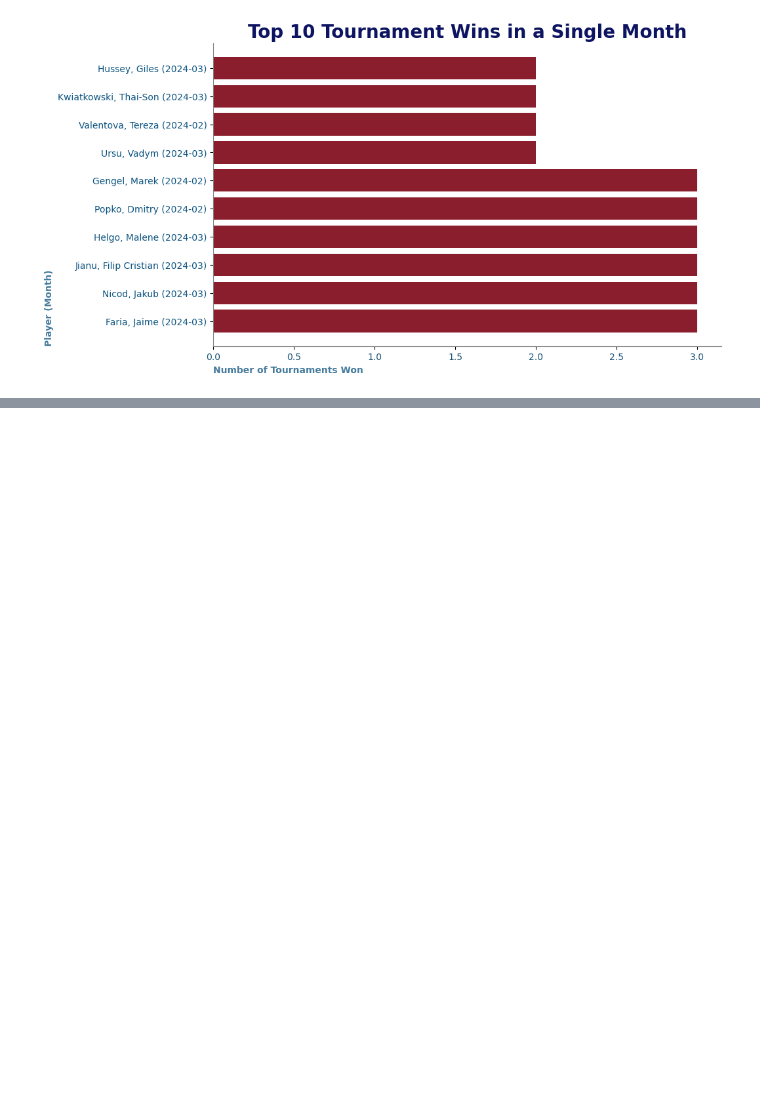
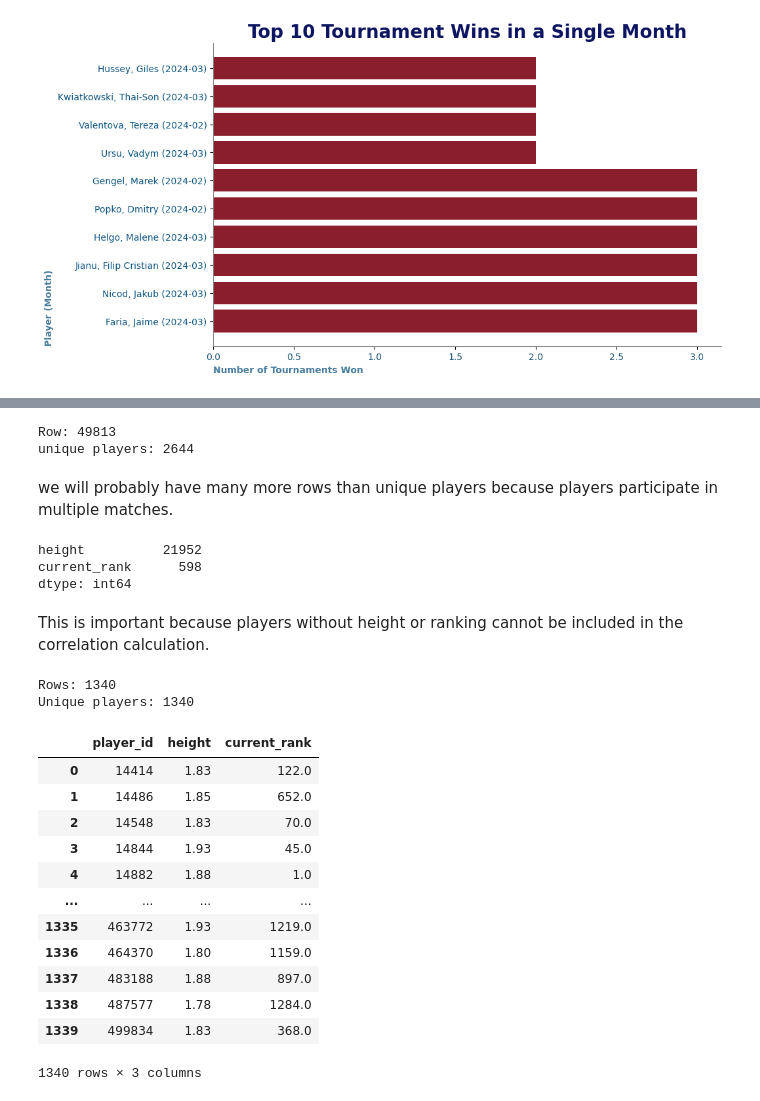
Before and after one commit to saba-ghorashi/tennis-analysis, a Jupyter notebook: answers.ipynb, the cells around one changed output, grey strips where cells are left out. Drawn from its saved outputs; the diff is of its cells as text; code cells hidden in the pictures; blank space fills up the shorter version.

```diff
--- a/answers.ipynb
+++ b/answers.ipynb
@@ -445,0 +448,66 @@ plt.show()
+# %%
+h_players = MatchHomeTeamInfo[["player_id", "full_name", "height", "current_rank", "date"]].copy()
+a_players = MatchAwayTeamInfo[["player_id", "full_name", "height", "current_rank", "date"]].copy()
+players=pd.concat([h_players,a_players],ignore_index=True)
+print("Row:",len(players))
+print("unique players:",players["player_id"].nunique())
+# %% [output]
+Row: 49813
+unique players: 2644
+# %% [markdown]
+we will probably have many more rows than unique players because players participate in multiple matches.
+# %%
+players["height"] = pd.to_numeric(players["height"],errors="coerce")
+players["current_rank"] = pd.to_numeric(players["current_rank"],errors="coerce")
+players["date"] = pd.to_datetime(players["date"])
+# %%
+players[["height","current_rank"]].isna().sum()
+# %% [output]
+height          21952
+current_rank      598
+dtype: int64
+# %% [markdown]
+This is important because players without height or ranking cannot be included in the correlation calculation.
+# %%
+# Latest available height for each player
+player_height = (
+    players
+    .dropna(subset=["height"])
+    .sort_values(["player_id", "date"])
+    .drop_duplicates("player_id", keep="last")
+    [["player_id", "height"]]
+)
+# Latest available ranking for each player
+player_rank = (
+    players
+    .dropna(subset=["current_rank"])
+    .sort_values(["player_id", "date"])
+    .drop_duplicates("player_id", keep="last")
+    [["player_id", "current_rank"]]
+)
+players_corr = player_height.merge(
+    player_rank,
+    on="player_id",
+    how="inner"
+)
+print("Rows:", len(players_corr))
+print("Unique players:", players_corr["player_id"].nunique())
+# %% [output]
+Rows: 1340
+Unique players: 1340
+# %%
+players_corr
+# %% [output]
+|  | player_id | height | current_rank |
+| 0 | 14414 | 1.83 | 122.0 |
+| 1 | 14486 | 1.85 | 652.0 |
+| 2 | 14548 | 1.83 | 70.0 |
+| 3 | 14844 | 1.93 | 45.0 |
+| 4 | 14882 | 1.88 | 1.0 |
+| ... | ... | ... | ... |
+| 1335 | 463772 | 1.93 | 1219.0 |
+| 1336 | 464370 | 1.80 | 1159.0 |
+| 1337 | 483188 | 1.88 | 897.0 |
+| 1338 | 487577 | 1.78 | 1284.0 |
+| 1339 | 499834 | 1.83 | 368.0 |
+1340 rows × 3 columns
```
Also changed, not shown: parts of 27 cells of this notebook.
